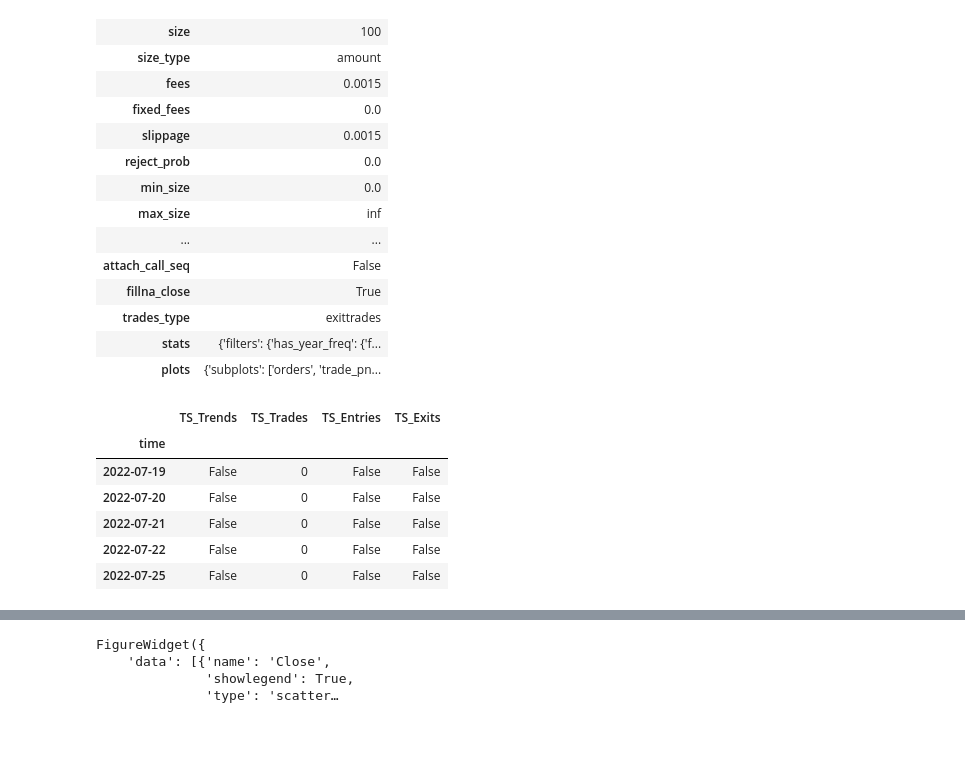
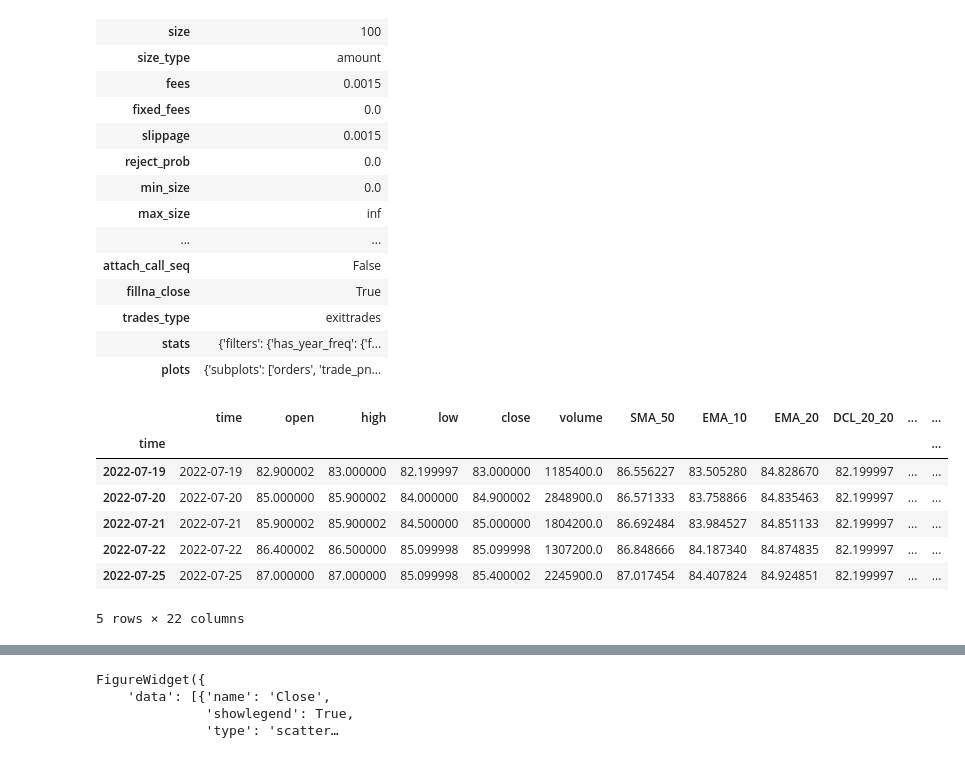
Before and after one commit to minhmanminhman/stock-env, a Jupyter notebook: notebooks/test_vectorbt.ipynb, the cells around one changed output, grey strips where cells are left out. Saved outputs shown, nothing was run; the diff lists cells and outputs as text; code cells hidden in the pictures.

```diff
--- a/notebooks/test_vectorbt.ipynb
+++ b/notebooks/test_vectorbt.ipynb
@@ -63,28 +63,37 @@ Portfolio Settings [Initial]
 # Example Long Trends for the selected Asset
 # * Uncomment others for exploration or replace them with your own TA Trend Strategy
 def trends(df: pd.DataFrame):
-    df['close>sma50'] = (df['close'] > df.ta.sma(50)).astype(int)
-    df['ema10>ema20'] = (df.ta.ema(10) > df.ta.ema(20)).astype(int)
+    # create neccesary indicators
+    df.ta.sma(50, append=True)
+    df.ta.ema(10, append=True)
+    df.ta.ema(20, append=True)
     donchian_20 = ta.donchian(df['high'], df['low'], lower_length=20, upper_length=20)
     donchian_50 = ta.donchian(df['high'], df['low'], lower_length=50, upper_length=50)
-    df['higher_low'] = (donchian_20['DCL_20_20'] > donchian_50['DCL_50_50']).astype(int)
+    df['DCL_20_20'] = donchian_20['DCL_20_20']
+    df['DCL_50_50'] = donchian_50['DCL_50_50']
+
+    # condition
+    df['close>sma50'] = (df['close'] > df['SMA_50']).astype(int)
+    df['ema10>ema20'] = (df['EMA_10'] > df['EMA_20']).astype(int)
+    df['higher_low'] = (df['DCL_20_20'] > df['DCL_50_50']).astype(int)
     return (df['close>sma50'] & df['ema10>ema20'] & df['higher_low'])
     # return ta.ma(mamode, df.close, length=fast) > ta.ma(mamode, df.close, length=slow) # SMA(fast) > SMA(slow) "Golden/Death Cross"
 #     return ta.increasing(ta.ma(mamode, df.close, length=fast)) # Increasing MA(fast)
 #     return ta.macd(df.close, fast, slow).iloc[:,1] > 0 # MACD Histogram is positive
 # %%
 df = mt4_hst.read_hst("stock_env/datasets/FPT1440.hst")
-df = df[df['time'] >= '2012-01-01']
+df = df[df['time'] >= '2018-01-01']
 df.index = df['time']
+df.ta.tsignals(trends(df), asbool=True, append=True)
+df.ta.cdl_pattern(name=["closingmarubozu", "marubozu", "engulfing", "longline"], append=True)
+df.tail()
+# df.to_csv('temp/df_signals.csv', index=False)
+# %% [output]
+|  | time | open | high | low | close | volume | SMA_50 | EMA_10 | EMA_20 | DCL_20_20 | ... | ... |
+| time |  |  |  |  |  |  |  |  |  |  |  | ... |
+| 2022-07-19 | 2022-07-19 | 82.900002 | 83.000000 | 82.199997 | 83.000000 | 1185400.0 | 86.556227 | 83.505280 | 84.828670 | 82.199997 | ... | ... |
+| 2022-07-20 | 2022-07-20 | 85.000000 | 85.900002 | 84.000000 | 84.900002 | 2848900.0 | 86.571333 | 83.758866 | 84.835463 | 82.199997 | ... | ... |
+| 2022-07-21 | 2022-07-21 | 85.900002 | 85.900002 | 84.500000 | 85.000000 | 1804200.0 | 86.692484 | 83.984527 | 84.851133 | 82.199997 | ... | ... |
+| 2022-07-22 | 2022-07-22 | 86.400002 | 86.500000 | 85.099998 | 85.099998 | 1307200.0 | 86.848666 | 84.187340 | 84.874835 | 82.199997 | ... | ... |
+| 2022-07-25 | 2022-07-25 | 87.000000 | 87.000000 | 85.099998 | 85.400002 | 2245900.0 | 87.017454 | 84.407824 | 84.924851 | 82.199997 | ... | ... |
+5 rows × 22 columns
-# %%
-asset_trends = trends(df)
-asset_signals = df.ta.tsignals(asset_trends, asbool=True, append=True)
-asset_signals.tail()
-# %% [output]
-|  | TS_Trends | TS_Trades | TS_Entries | TS_Exits |
-| time |  |  |  |  |
-| 2022-07-19 | False | 0 | False | False |
-| 2022-07-20 | False | 0 | False | False |
-| 2022-07-21 | False | 0 | False | False |
-| 2022-07-22 | False | 0 | False | False |
-| 2022-07-25 | False | 0 | False | False |
```
Also changed, not shown: parts of 8 cells of this notebook, 1 other file.
